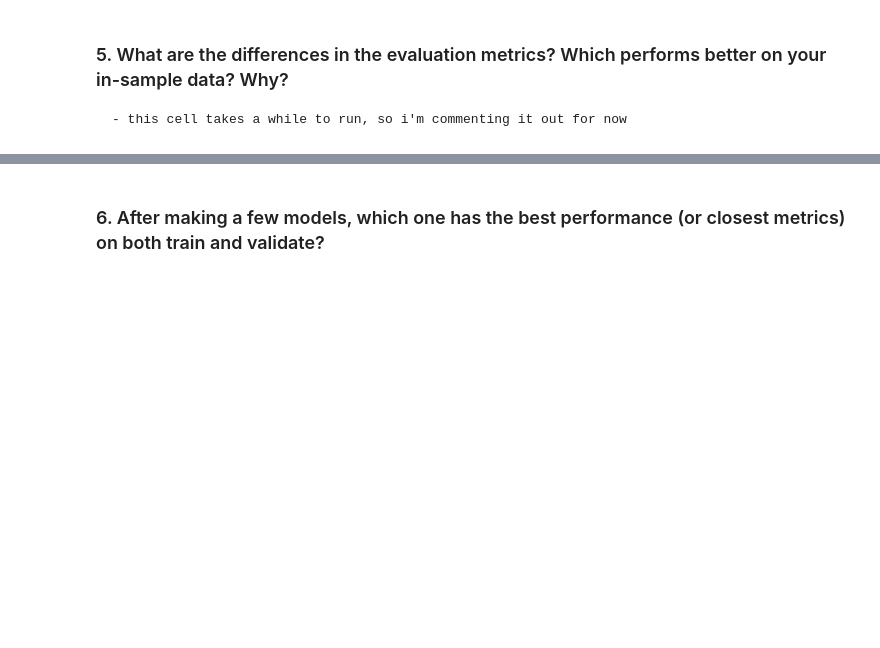
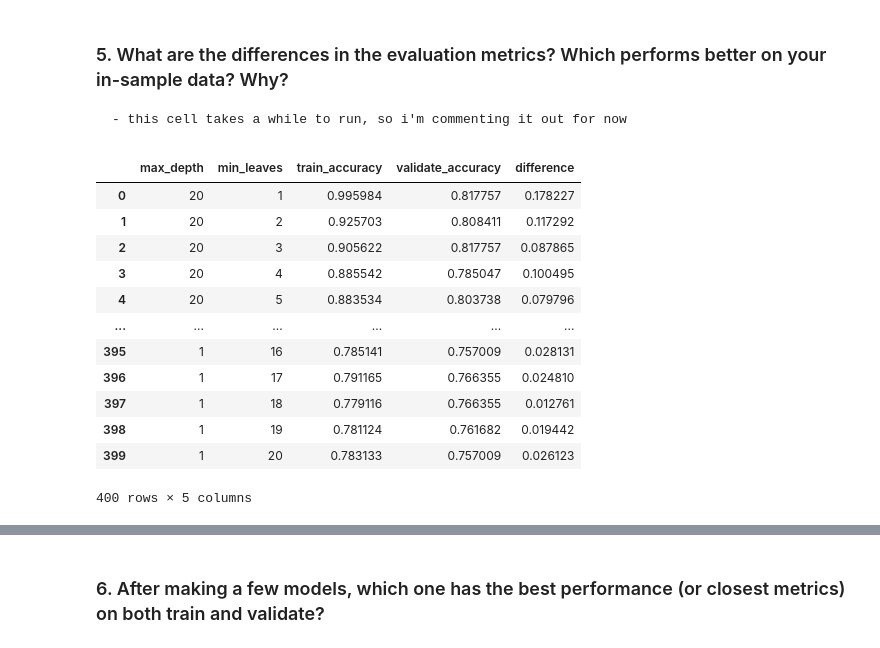
Before and after one commit to brianclements03/classification-exercises, a Jupyter notebook: Model.ipynb, the cells around one changed output, grey strips where cells are left out. Saved outputs shown, nothing was run; the diff lists cells and outputs as text; code cells hidden in the pictures; blank space fills up the shorter version.

```diff
--- a/Model.ipynb
+++ b/Model.ipynb
@@ -703,41 +690,55 @@ weighted avg       0.80      0.79      0.78       498
 # %%
 # attempting to create lists that i can pack into a DF for easy comparison below
 # create an empty list to fill in the for loop
 
 # also, this for loop is creating a list of every possible min_samples_leaf for every max_depth
         # in other words, 20 max_depths * 20 min_leaves
 
 
-# metrics = []
+metrics = []
 
-# for i in range(20,0, -1):
-#     for n in range(1, 21):
-#         # Make the model
-#         forest = RandomForestClassifier(max_depth=i, min_samples_leaf=n)#, random_state=123)
+for i in range(20,0, -1):
+    for n in range(1, 21):
+        # Make the model
+        forest = RandomForestClassifier(max_depth=i, min_samples_leaf=n)#, random_state=123)
 
-#         #why isn't the random_state argument working?
+        #why isn't the random_state argument working?
 
-#         # Fit the model (on train and only train)
-#         forest.fit(X_train, y_train)
+        # Fit the model (on train and only train)
+        forest.fit(X_train, y_train)
 
-#         # Use the model
-#         # We'll evaluate the model's performance on train, first
-#         in_sample_accuracy = forest.score(X_train, y_train)
+        # Use the model
+        # We'll evaluate the model's performance on train, first
+        in_sample_accuracy = forest.score(X_train, y_train)
 
-#         out_of_sample_accuracy = forest.score(X_validate, y_validate)
+        out_of_sample_accuracy = forest.score(X_validate, y_validate)
 
-#         output = {
-#             "max_depth": i,
-#             "min_leaves": n,
-#             "train_accuracy": in_sample_accuracy,
-#             "validate_accuracy": out_of_sample_accuracy
-#         }
+        output = {
+            "max_depth": i,
+            "min_leaves": n,
+            "train_accuracy": in_sample_accuracy,
+            "validate_accuracy": out_of_sample_accuracy
+        }
 
-#         metrics.append(output)
+        metrics.append(output)
 
-# df = pd.DataFrame(metrics)
-# df["difference"] = df.train_accuracy - df.validate_accuracy
-# df
+df = pd.DataFrame(metrics)
+df["difference"] = df.train_accuracy - df.validate_accuracy
+df
+# %% [output]
+|  | max_depth | min_leaves | train_accuracy | validate_accuracy | difference |
+| 0 | 20 | 1 | 0.995984 | 0.817757 | 0.178227 |
+| 1 | 20 | 2 | 0.925703 | 0.808411 | 0.117292 |
+| 2 | 20 | 3 | 0.905622 | 0.817757 | 0.087865 |
+| 3 | 20 | 4 | 0.885542 | 0.785047 | 0.100495 |
+| 4 | 20 | 5 | 0.883534 | 0.803738 | 0.079796 |
+| ... | ... | ... | ... | ... | ... |
+| 395 | 1 | 16 | 0.785141 | 0.757009 | 0.028131 |
+| 396 | 1 | 17 | 0.791165 | 0.766355 | 0.024810 |
+| 397 | 1 | 18 | 0.779116 | 0.766355 | 0.012761 |
+| 398 | 1 | 19 | 0.781124 | 0.761682 | 0.019442 |
+| 399 | 1 | 20 | 0.783133 | 0.757009 | 0.026123 |
+400 rows × 5 columns
 # %%
 # df.set_index('max_depth').plot
 
```
Also changed, not shown: parts of 98 cells of this notebook, 2 other files.
